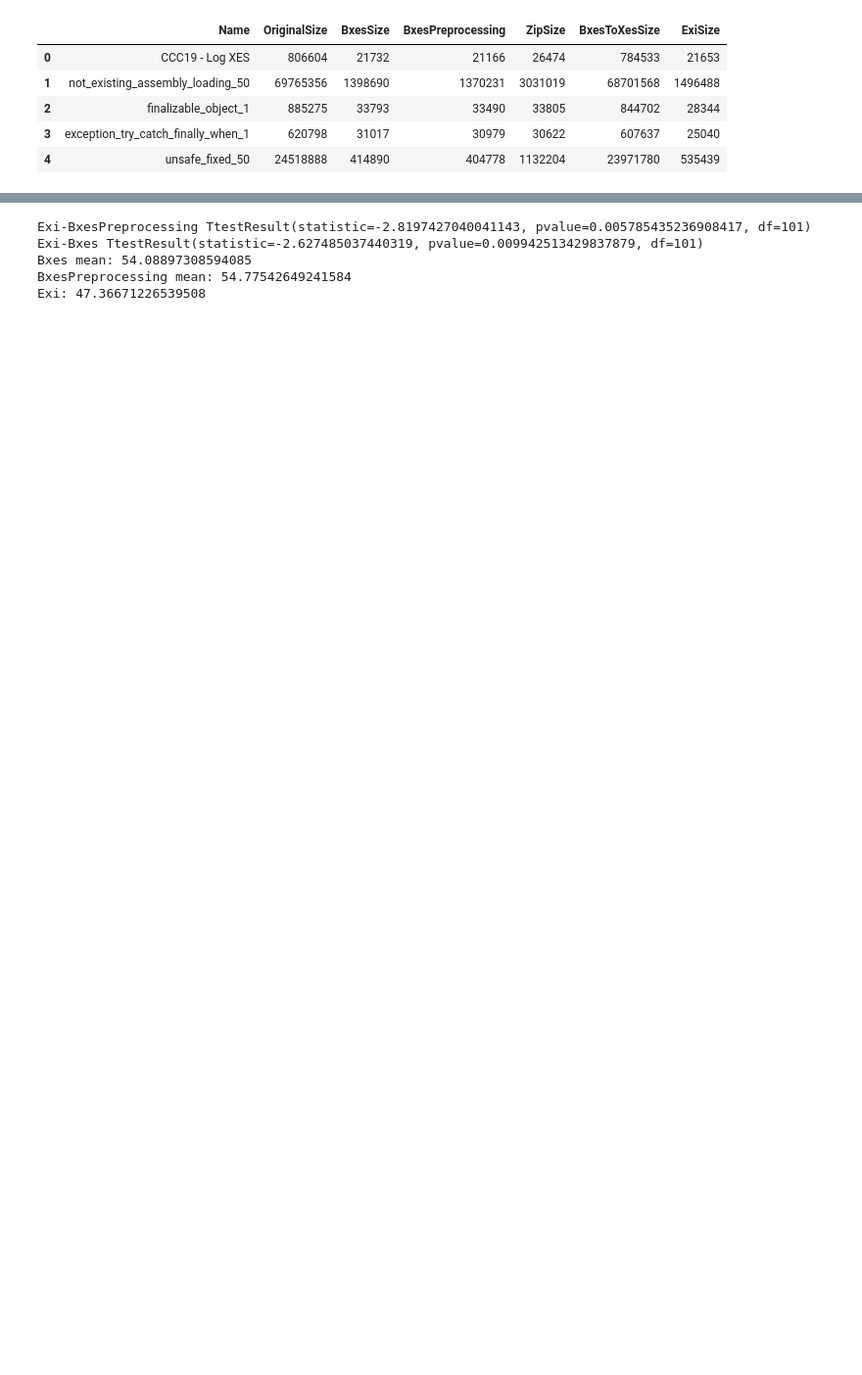
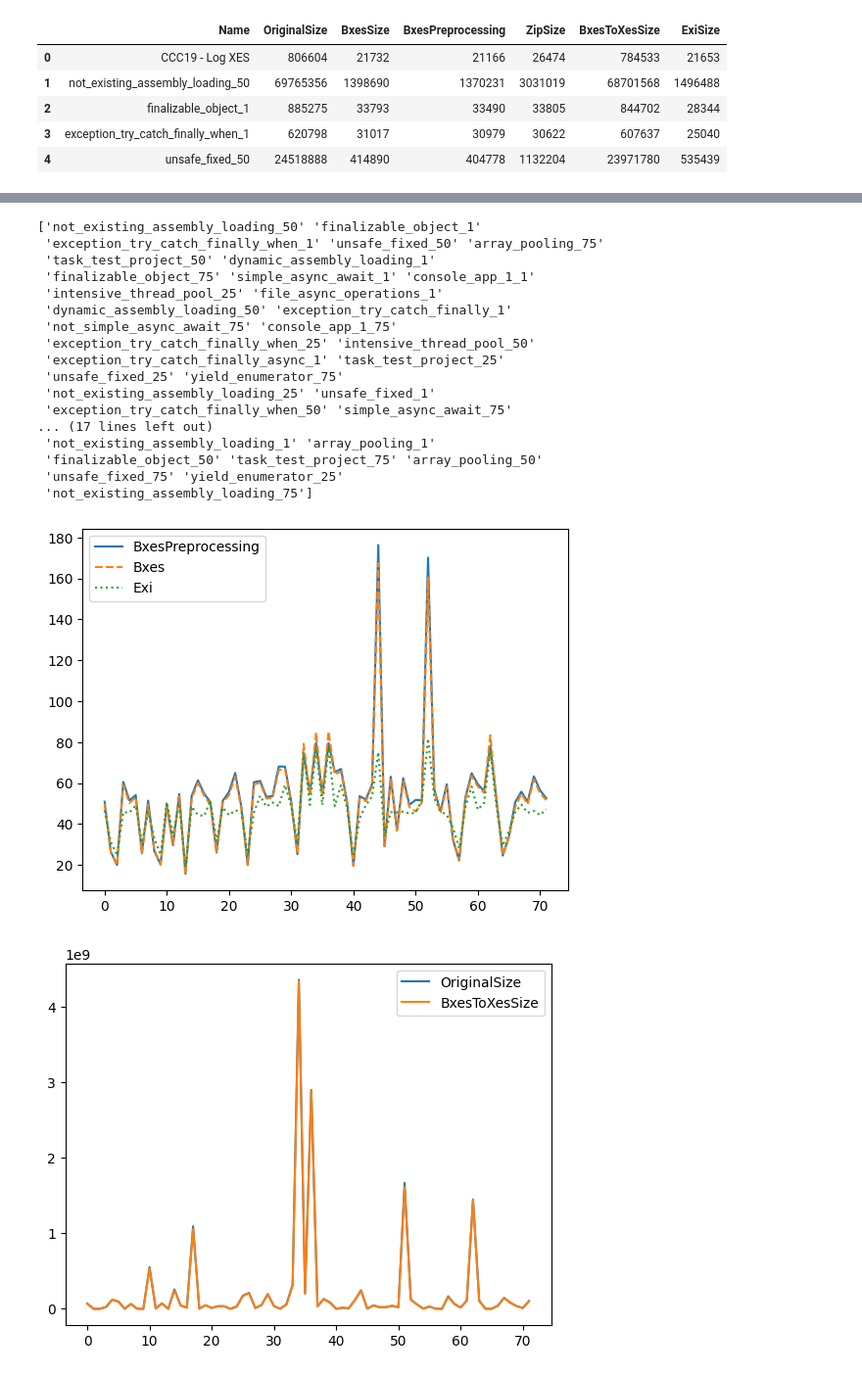
Before and after one commit to PM-IDE/bxes, a Jupyter notebook: research/main.ipynb, the cells around one changed output, grey strips where cells are left out. Shown: that part at 98% size. Cells and saved outputs as stored; diff of their text form; code cells hidden in the pictures; blank space fills up the shorter version.

```diff
--- a/research/main.ipynb
+++ b/research/main.ipynb
@@ -14,14 +14,26 @@ df.head()
 | 3 | exception_try_catch_finally_when_1 | 620798 | 31017 | 30979 | 30622 | 607637 | 25040 |
 | 4 | unsafe_fixed_50 | 24518888 | 414890 | 404778 | 1132204 | 23971780 | 535439 |
 # %%
-x = [x for x in range(len(df['BxesSize'].to_numpy()))]
+def test_hypothesis(df: pd.DataFrame):
+    x = [x for x in range(len(df['BxesSize'].to_numpy()))]
 
-bxes_line = df['OriginalSize'].to_numpy() / df['BxesSize'].to_numpy()
-bxes_preprocessing = df['OriginalSize'].to_numpy() / df['BxesPreprocessing'].to_numpy()
-exi = df['OriginalSize'].to_numpy() / df['ExiSize'].to_numpy()
+    bxes_line = df['OriginalSize'].to_numpy() / df['BxesSize'].to_numpy()
+    bxes_preprocessing = df['OriginalSize'].to_numpy() / df['BxesPreprocessing'].to_numpy()
+    exi = df['OriginalSize'].to_numpy() / df['ExiSize'].to_numpy()
 
-plt.plot(x, bxes_preprocessing, label='BxesPreprocessing')
-plt.plot(x, bxes_line, label='Bxes', linestyle='--')
-plt.plot(x, exi, label='Exi', linestyle=':')
-plt.legend()
-plt.show()
+    plt.plot(x, bxes_preprocessing, label='BxesPreprocessing')
+    plt.plot(x, bxes_line, label='Bxes', linestyle='--')
+    plt.plot(x, exi, label='Exi', linestyle=':')
+    plt.legend()
+    plt.show()
+
+    plt.plot(x, df['OriginalSize'], label='OriginalSize')
+    plt.plot(x, df['BxesToXesSize'], label='BxesToXesSize')
+    plt.legend()
+    plt.show()
+
+    print(f'Exi-BxesPreprocessing {scipy.stats.ttest_rel(exi, bxes_preprocessing)}')
+    print(f'Exi-Bxes {scipy.stats.ttest_rel(exi, bxes_line)}')
+    print(f'Bxes mean: {np.mean(bxes_line)}')
+    print(f'BxesPreprocessing mean: {np.mean(bxes_preprocessing)}')
+    print(f'Exi: {np.mean(exi)}')
@@ -37,12 +50,31 @@ plt.show()
-# %%
-print(f'Exi-BxesPreprocessing {scipy.stats.ttest_rel(exi, bxes_preprocessing)}')
-print(f'Exi-Bxes {scipy.stats.ttest_rel(exi, bxes_line)}')
-print(f'Bxes mean: {np.mean(bxes_line)}')
-print(f'BxesPreprocessing mean: {np.mean(bxes_preprocessing)}')
-print(f'Exi: {np.mean(exi)}')
-# %% [output]
-Exi-BxesPreprocessing TtestResult(statistic=-2.8197427040041143, pvalue=0.005785435236908417, df=101)
-Exi-Bxes TtestResult(statistic=-2.627485037440319, pvalue=0.009942513429837879, df=101)
-Bxes mean: 54.08897308594085
-BxesPreprocessing mean: 54.77542649241584
-Exi: 47.36671226539508
+# %%
+def test_hypothesis_filtered_df(df, predicate):
+    filter_result = df.apply(predicate, axis=1)
+    df = df[filter_result]
+    print(df['Name'].unique())
+    test_hypothesis(df)
+# %%
+def all_procfiler_logs_predicate(row):
+    return ('_1' in row['Name'] or '_25' in row['Name'] or '_50' in row['Name'] or '_75' in row['Name']) and 'BPI' not in row['Name']
+
+test_hypothesis_filtered_df(df, all_procfiler_logs_predicate)
+# %% [output]
+['not_existing_assembly_loading_50' 'finalizable_object_1'
+ 'exception_try_catch_finally_when_1' 'unsafe_fixed_50' 'array_pooling_75'
+ 'task_test_project_50' 'dynamic_assembly_loading_1'
+ 'finalizable_object_75' 'simple_async_await_1' 'console_app_1_1'
+ 'intensive_thread_pool_25' 'file_async_operations_1'
+ 'dynamic_assembly_loading_50' 'exception_try_catch_finally_1'
+ 'not_simple_async_await_75' 'console_app_1_75'
+ 'exception_try_catch_finally_when_25' 'intensive_thread_pool_50'
+ 'exception_try_catch_finally_async_1' 'task_test_project_25'
+ 'unsafe_fixed_25' 'yield_enumerator_75'
+ 'not_existing_assembly_loading_25' 'unsafe_fixed_1'
+ 'exception_try_catch_finally_when_50' 'simple_async_await_75'
+... (17 lines left out)
+ 'not_existing_assembly_loading_1' 'array_pooling_1'
+ 'finalizable_object_50' 'task_test_project_75' 'array_pooling_50'
+ 'unsafe_fixed_75' 'yield_enumerator_25'
+ 'not_existing_assembly_loading_75']
+[figure, added]
+[figure, added]
```
Also changed, not shown: parts of 7 cells of this notebook.
